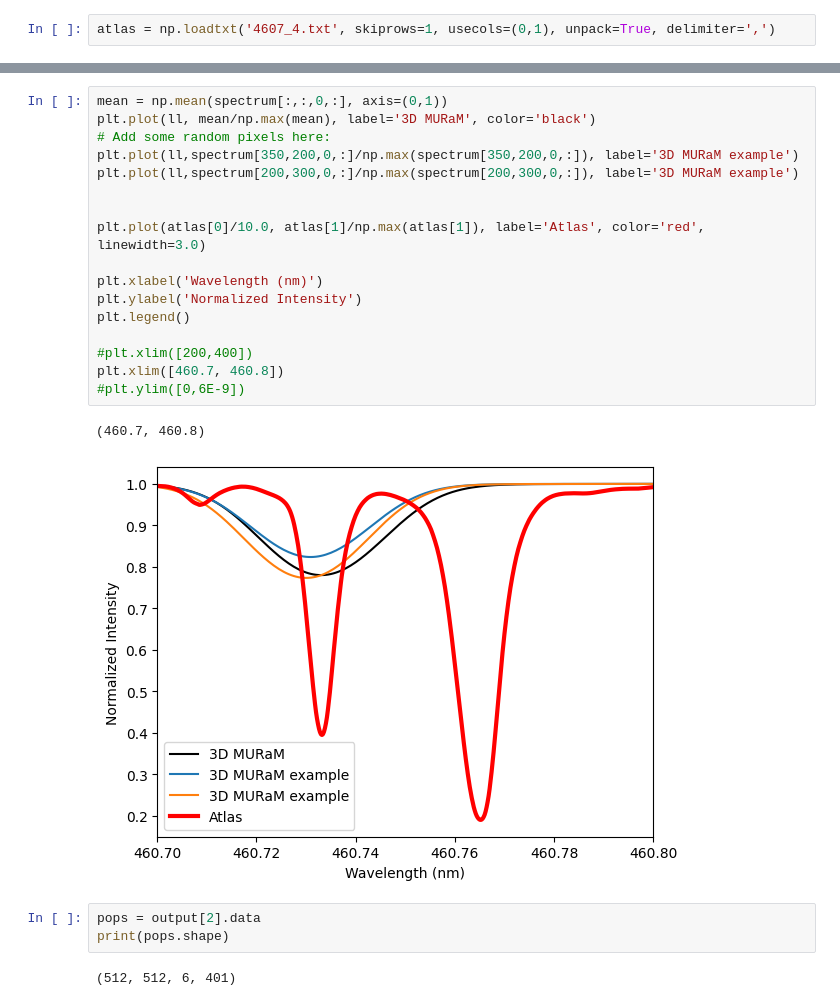
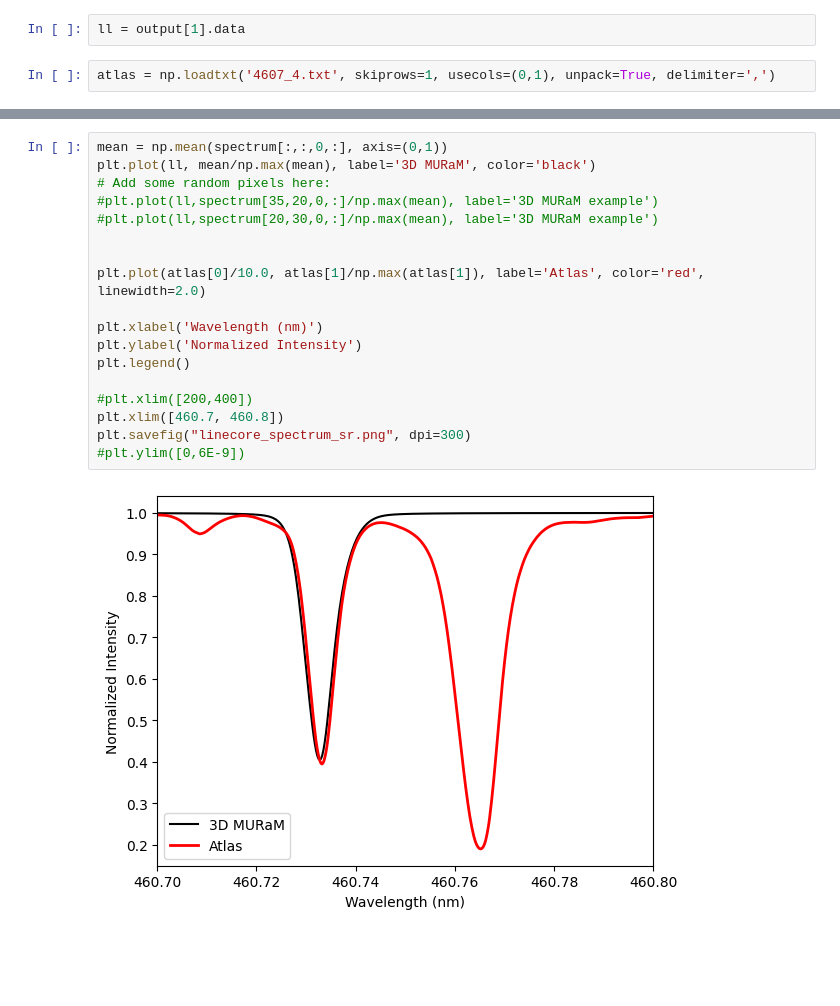
Before and after one commit to ivanzmilic/depp_coeff_plp, a Jupyter notebook: inspect_spectra.ipynb, the cells around one changed output, grey strips where cells are left out. Cells and saved outputs as stored; diff of their text form; blank space fills up the shorter version.

```diff
--- a/inspect_spectra.ipynb
+++ b/inspect_spectra.ipynb
@@ -30,3 +20,5 @@ ll = np.linspace(460.7, 460.8, 201)
+# %%
+ll = output[1].data
 # %%
 atlas = np.loadtxt('4607_4.txt', skiprows=1, usecols=(0,1), unpack=True, delimiter=',')
 # %%
@@ -46,25 +42,20 @@ plt.colorbar()
 # %%
 mean = np.mean(spectrum[:,:,0,:], axis=(0,1))
 plt.plot(ll, mean/np.max(mean), label='3D MURaM', color='black')
 # Add some random pixels here:
-plt.plot(ll,spectrum[350,200,0,:]/np.max(spectrum[350,200,0,:]), label='3D MURaM example')
-plt.plot(ll,spectrum[200,300,0,:]/np.max(spectrum[200,300,0,:]), label='3D MURaM example')
+#plt.plot(ll,spectrum[35,20,0,:]/np.max(mean), label='3D MURaM example')
+#plt.plot(ll,spectrum[20,30,0,:]/np.max(mean), label='3D MURaM example')
 
 
-plt.plot(atlas[0]/10.0, atlas[1]/np.max(atlas[1]), label='Atlas', color='red', linewidth=3.0)
+plt.plot(atlas[0]/10.0, atlas[1]/np.max(atlas[1]), label='Atlas', color='red', linewidth=2.0)
 
 plt.xlabel('Wavelength (nm)')
 plt.ylabel('Normalized Intensity')
 plt.legend()
 
 #plt.xlim([200,400])
 plt.xlim([460.7, 460.8])
+plt.savefig("linecore_spectrum_sr.png", dpi=300)
 #plt.ylim([0,6E-9])
 # %% [output]
-(460.7, 460.8)
-[figure, old version]
+[figure, new version]
-# %%
-pops = output[2].data
-print(pops.shape)
-# %% [output]
-(512, 512, 6, 401)
```
Also changed, not shown: parts of 17 cells of this notebook, 3 other files.
